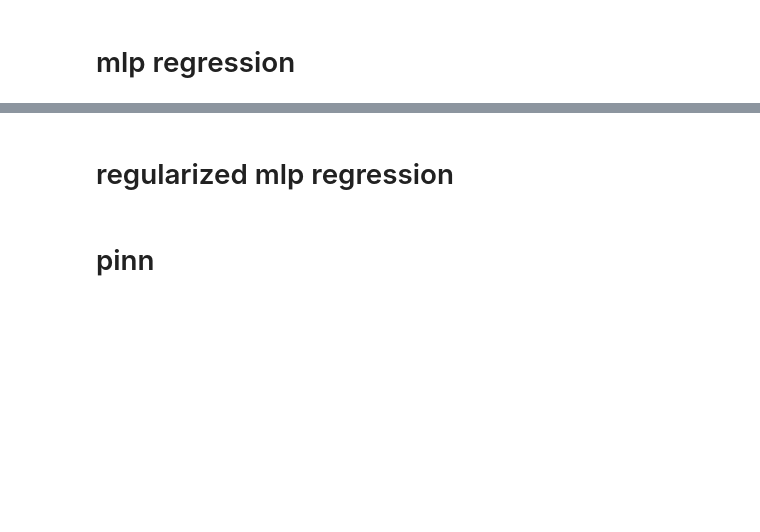
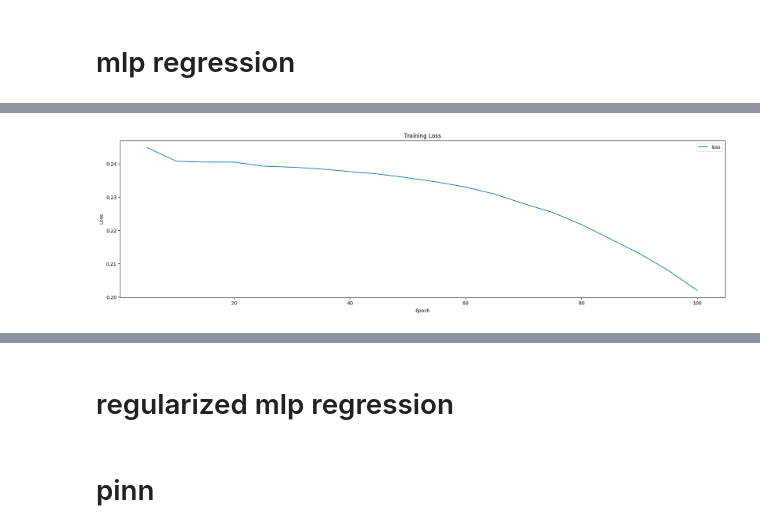
Before and after one commit to thiagodsd/ppgcc-deep-learning-pinn, a Jupyter notebook: notebooks/oscilador_harmonico.ipynb, the cells around one changed output, grey strips where cells are left out. Cells and saved outputs as stored; diff of their text form; code cells hidden in the pictures; blank space fills up the shorter version.

```diff
--- a/notebooks/oscilador_harmonico.ipynb
+++ b/notebooks/oscilador_harmonico.ipynb
@@ -73,2 +128,8 @@ plt.savefig("../data/08_reporting/figures/oscilador_harmonico.png", dpi=300, bbo
+# %%
+x_train = torch.tensor(X.query("time <= 20")["time"].values).float().unsqueeze(1)
+y_train = torch.tensor(X.query("time <= 20")["displacement"].values).float().unsqueeze(1)
+
+x_test = torch.tensor(X.query("time > 20 and time <= 100")["time"].values).float().unsqueeze(1)
+y_test = torch.tensor(X.query("time > 20 and time <= 100")["displacement"].values).float().unsqueeze(1)
 # %% [markdown]
 # mlp regression
@@ -74,0 +196,11 @@ plt.savefig("../data/08_reporting/figures/oscilador_harmonico.png", dpi=300, bbo
+# %%
+fig, (ax1) = plt.subplots(ncols=1, nrows=1, figsize=(23, 6))
+
+pd.DataFrame(plot_loss_train).plot(x="epoch", y="loss", figsize=(23, 6), ax=ax1)
+ax1.set_xlabel(r"$\mathrm{Epoch}$")
+ax1.set_ylabel(r"$\mathrm{Loss}$")
+ax1.set_title(r"$\mathrm{Training}$ $\mathrm{Loss}$")
+
+plt.savefig("../data/08_reporting/figures/oscilador_harmonico_loss.png", dpi=300, bbox_inches="tight") ;
+# %% [output]
+[figure, added]
```
Also changed, not shown: parts of 5 cells of this notebook, 6 other files.
